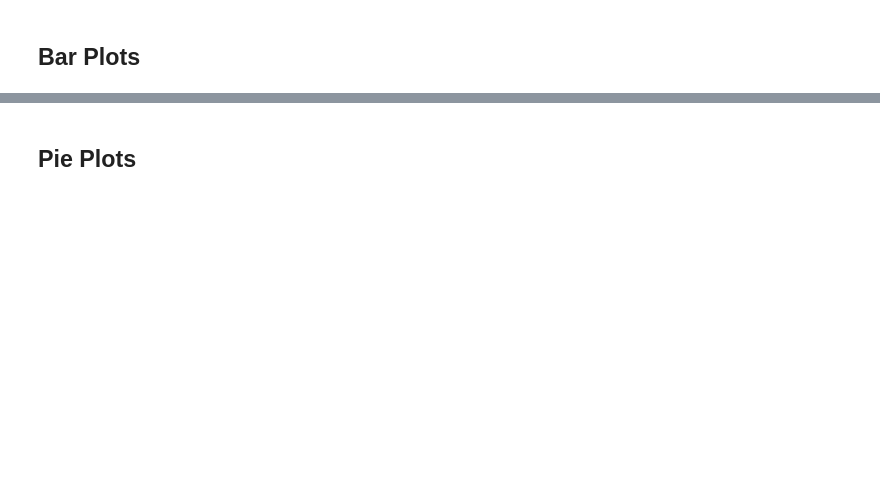
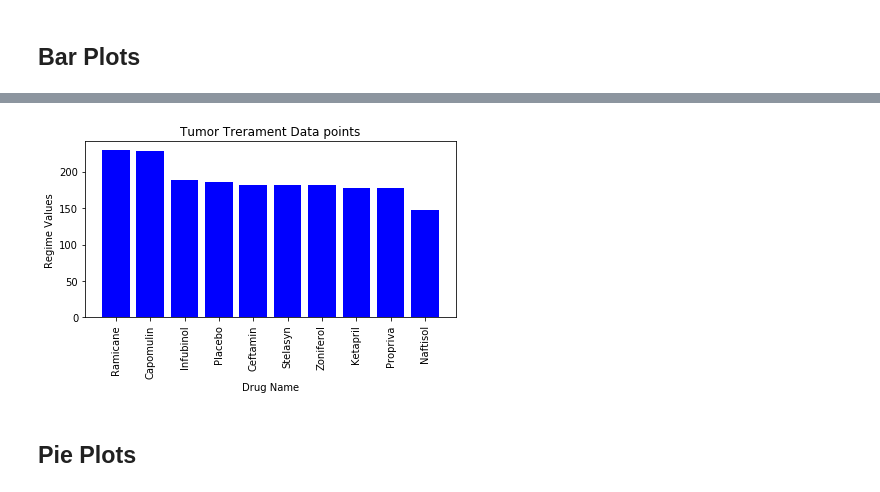
Before and after one commit to g1tKraken/TK-GW-HW, a Jupyter notebook: week_5_matplotlib/matplot_challenge/Part-2-Case-Assignment/Instructions/Pymaceuticals/pymaceuticals_starter.ipynb, the cells around one changed output, grey strips where cells are left out. Saved outputs shown, nothing was run; the diff lists cells and outputs as text; code cells hidden in the pictures; blank space fills up the shorter version.

```diff
--- a/week_5_matplotlib/matplot_challenge/Part-2-Case-Assignment/Instructions/Pymaceuticals/pymaceuticals_starter.ipynb
+++ b/week_5_matplotlib/matplot_challenge/Part-2-Case-Assignment/Instructions/Pymaceuticals/pymaceuticals_starter.ipynb
@@ -100,3 +118,18 @@ Naftisol
+# %%
+# Generate a bar plot showing number of data points for each treatment regimen using pyplot
+
+regime_counts = mouse_metadata_clean_df['Drug Regimen'].value_counts()
+drug_names = mouse_metadata_clean_df['Drug Regimen'].unique()
+plt.figure()
+plt.bar(drug_names, regime_counts, color="blue")
+plt.xticks(rotation="vertical")
+plt.xlabel("Drug Name")
+plt.ylabel("Regime Values")
+plt.title("Tumor Trerament Data points")
+plt.tight_layout()
+plt.show()
+# %% [output]
+[figure, added]
 # %% [markdown]
 ## Pie Plots
 # %%
```
Also changed, not shown: parts of 17 cells of this notebook.
